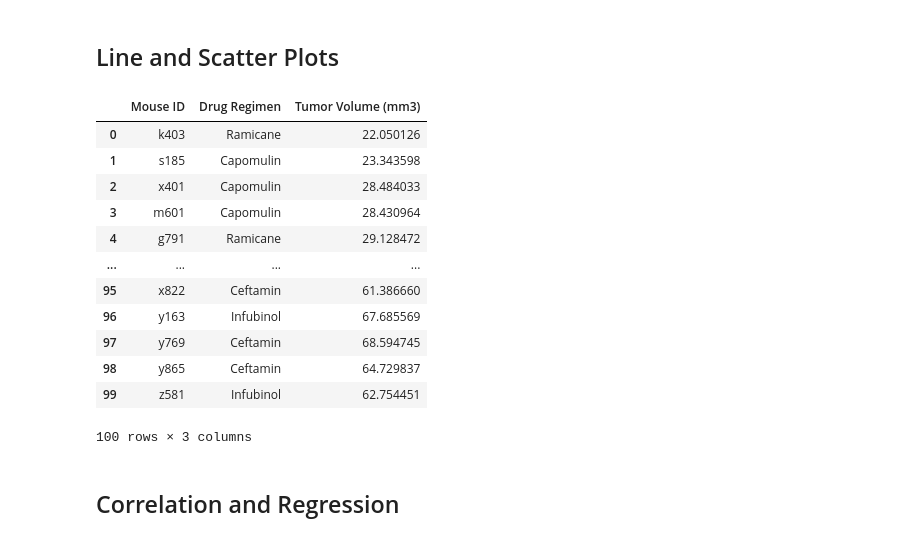
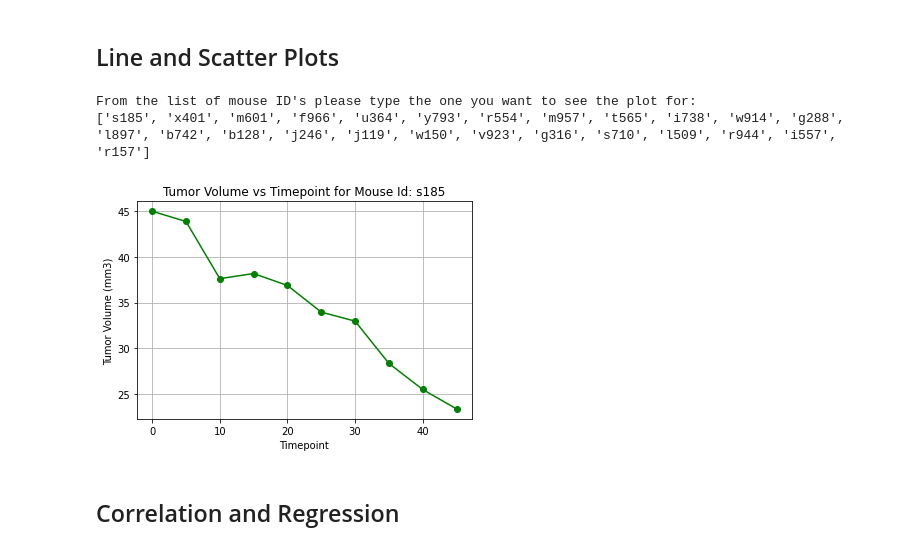
Before and after one commit to JuanjoFernandez/pharmaceutical, a Jupyter notebook: Pymaceuticals/pymaceuticals_starter.ipynb, the cells around one changed output. Drawn from its saved outputs; the diff is of its cells as text; code cells hidden in the pictures.

Commit message:
line plot

```diff
--- a/Pymaceuticals/pymaceuticals_starter.ipynb
+++ b/Pymaceuticals/pymaceuticals_starter.ipynb
@@ -332,23 +331,39 @@ plt.show()
 [figure]
 # %% [markdown]
 ## Line and Scatter Plots
-# %%
-# Generate a line plot of tumor volume vs. time point for a mouse treated with Capomulin
-final_tumor
-# %% [output]
-|  | Mouse ID | Drug Regimen | Tumor Volume (mm3) |
-| 0 | k403 | Ramicane | 22.050126 |
-| 1 | s185 | Capomulin | 23.343598 |
-| 2 | x401 | Capomulin | 28.484033 |
-| 3 | m601 | Capomulin | 28.430964 |
-| 4 | g791 | Ramicane | 29.128472 |
-| ... | ... | ... | ... |
-| 95 | x822 | Ceftamin | 61.386660 |
-| 96 | y163 | Infubinol | 67.685569 |
-| 97 | y769 | Ceftamin | 68.594745 |
-| 98 | y865 | Ceftamin | 64.729837 |
-| 99 | z581 | Infubinol | 62.754451 |
-100 rows × 3 columns
+# %%
+# Generate a line plot of tumor volume vs. time point for a mouse treated with Capomulin
+
+#new dataframe with only the mouses treated with capomulin
+capomulin_data = clean_study.loc[clean_study['Drug Regimen'] == 'Capomulin', :]
+
+#retrieving mouse id's
+mouse_id = capomulin_data['Mouse ID'].unique().tolist()
+
+#asking user for the mouse to plot
+print ('From the list of mouse ID\'s please type the one you want to see the plot for:')
+print (mouse_id)
+
+#for testing purposes, switch comments below when testing is done
+mouse_plot = 's185'
+#mouse_plot = input ('ID: ')
+
+#obtaining mouse data
+plot_data = capomulin_data.loc[capomulin_data['Mouse ID'] == mouse_plot, :]
+x_axis = plot_data['Timepoint'].tolist()
+y_axis = plot_data['Tumor Volume (mm3)'].tolist()
+
+#graph parameters
+plt.title(f'Tumor Volume vs Timepoint for Mouse Id: {mouse_plot}')
+plt.xlabel("Timepoint")
+plt.ylabel("Tumor Volume (mm3)")
+plt.grid()
+
+mouse_line = plt.plot(x_axis, y_axis, marker ='o', color='green')
+# %% [output]
+From the list of mouse ID's please type the one you want to see the plot for:
+['s185', 'x401', 'm601', 'f966', 'u364', 'y793', 'r554', 'm957', 't565', 'i738', 'w914', 'g288', 'l897', 'b742', 'b128', 'j246', 'j119', 'w150', 'v923', 'g316', 's710', 'l509', 'r944', 'i557', 'r157']
+[figure, added]
 # %%
 # Generate a scatter plot of average tumor volume vs. mouse weight for the Capomulin regimen
 # %% [markdown]
```
Also changed, not shown: parts of 1 cell of this notebook, 1 other file.
